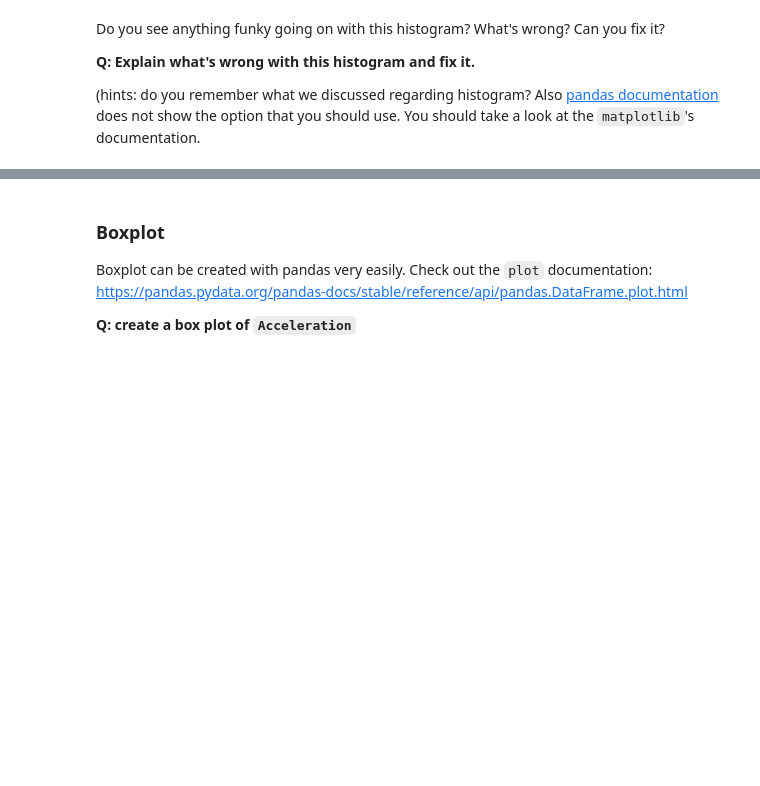
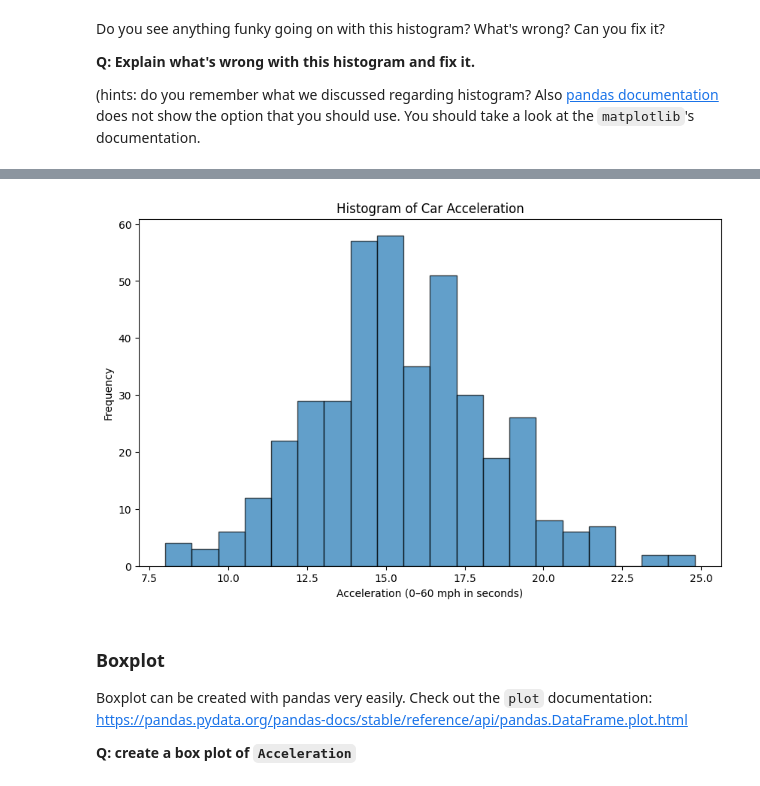
Before and after one commit to KSachin13/dataviz, a Jupyter notebook: docs/w06-encoding/assigment_m06A_visual_encoding.ipynb, the cells around one changed output, grey strips where cells are left out. Cells and saved outputs as stored; diff of their text form; code cells hidden in the pictures; blank space fills up the shorter version.

```diff
--- a/docs/w06-encoding/assigment_m06A_visual_encoding.ipynb
+++ b/docs/w06-encoding/assigment_m06A_visual_encoding.ipynb
@@ -242,3 +237,25 @@ Do you see anything funky going on with this histogram? What's wrong? Can you fi
+# %%
+# YOUR SOLUTION HERE
+
+
+x = cars['Acceleration']
+
+# Creating a better histogram with an appropriate bin size
+plt.figure(figsize=(10, 6))
+plt.hist(
+    x, bins=20,           # Control the number of bins (adjust as needed)
+    edgecolor='black',    # Add borders for clarity
+    alpha=0.7            # Transparency to prevent overplotting
+)
+
+# Labels and Title
+plt.title("Histogram of Car Acceleration")
+plt.xlabel("Acceleration (0–60 mph in seconds)")
+plt.ylabel("Frequency")
+
+plt.show()
+# %% [output]
+[figure, added]
 # %% [markdown]
 ### Boxplot
 
```
Also changed, not shown: parts of 1 cell of this notebook.
